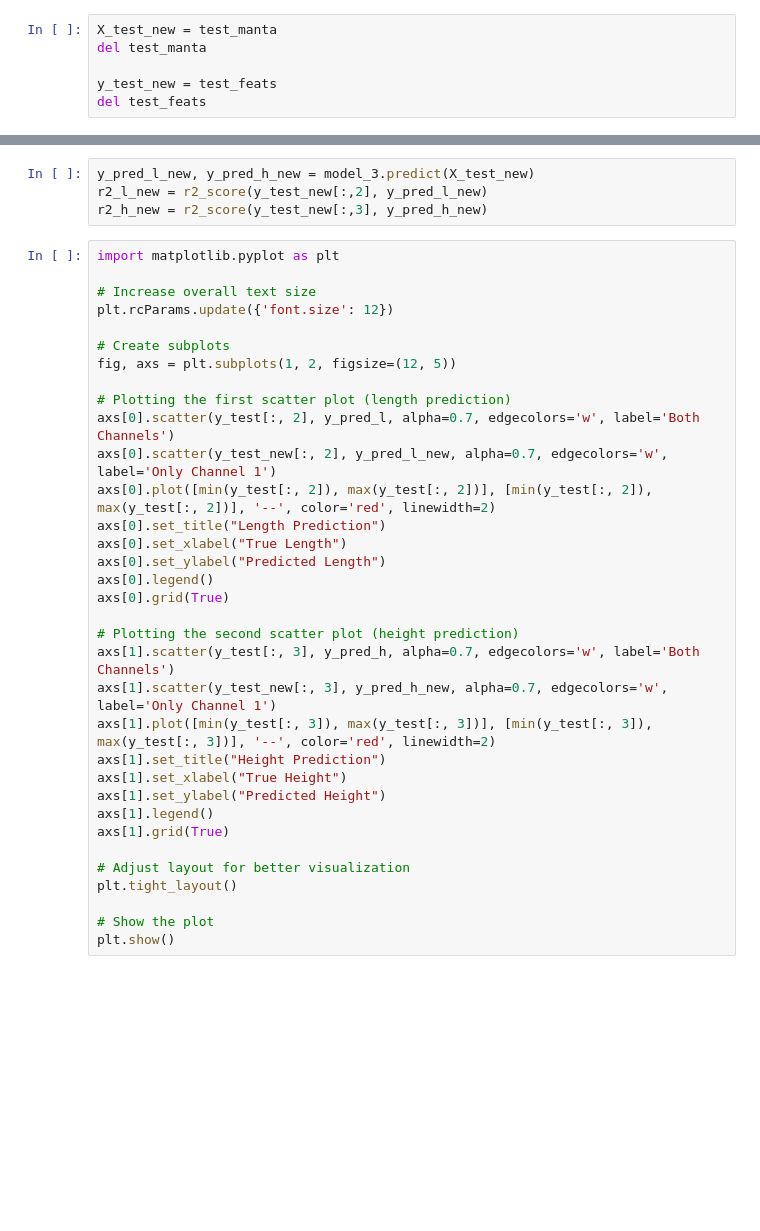
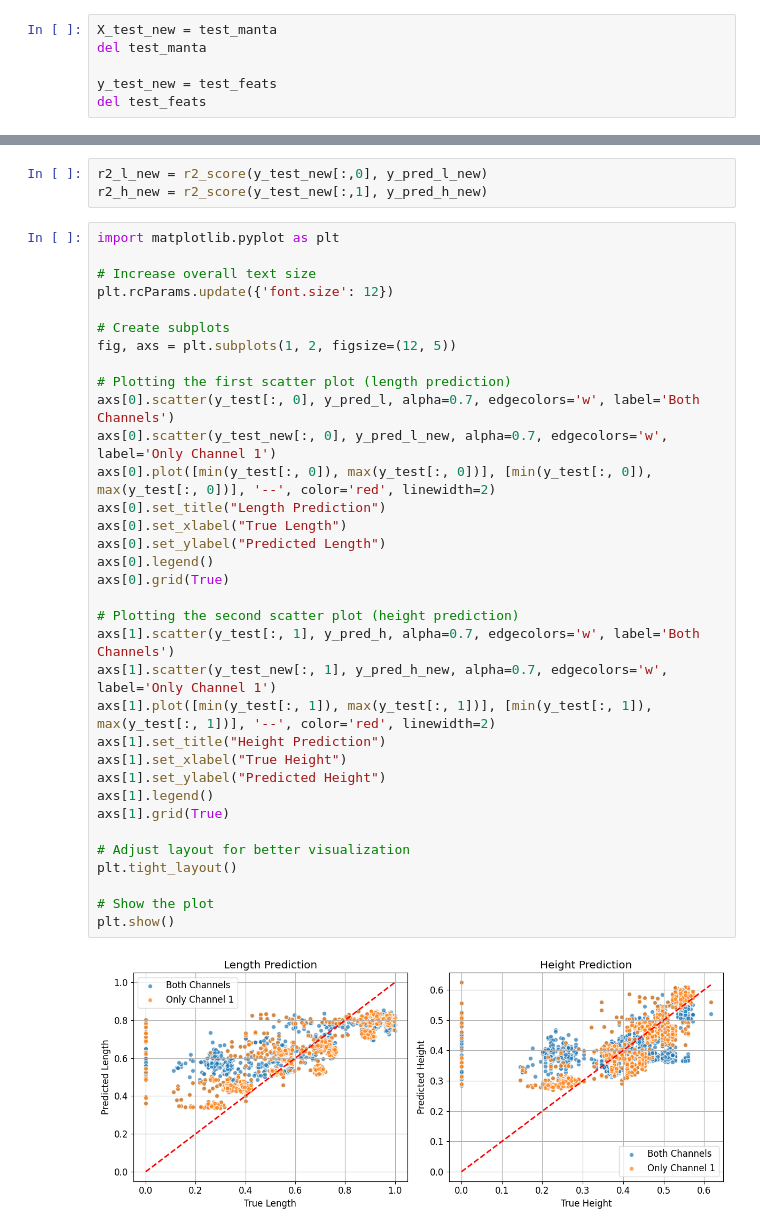
Before and after one commit to jpsousaUP/SSL_Project_1, a Jupyter notebook: notebooks/FullParameters/SiameseNN_PV_4.ipynb, the cells around one changed output, grey strips where cells are left out. Saved outputs shown, nothing was run; the diff lists cells and outputs as text; blank space fills up the shorter version.

```diff
--- a/notebooks/FullParameters/SiameseNN_PV_4.ipynb
+++ b/notebooks/FullParameters/SiameseNN_PV_4.ipynb
@@ -640,38 +633,39 @@ del test_feats
 # %%
-y_pred_l_new, y_pred_h_new = model_3.predict(X_test_new)
-r2_l_new = r2_score(y_test_new[:,2], y_pred_l_new)
-r2_h_new = r2_score(y_test_new[:,3], y_pred_h_new)
+r2_l_new = r2_score(y_test_new[:,0], y_pred_l_new)
+r2_h_new = r2_score(y_test_new[:,1], y_pred_h_new)
 # %%
 import matplotlib.pyplot as plt
 
 # Increase overall text size
 plt.rcParams.update({'font.size': 12})
 
 # Create subplots
 fig, axs = plt.subplots(1, 2, figsize=(12, 5))
 
 # Plotting the first scatter plot (length prediction)
-axs[0].scatter(y_test[:, 2], y_pred_l, alpha=0.7, edgecolors='w', label='Both Channels')
-axs[0].scatter(y_test_new[:, 2], y_pred_l_new, alpha=0.7, edgecolors='w', label='Only Channel 1')
-axs[0].plot([min(y_test[:, 2]), max(y_test[:, 2])], [min(y_test[:, 2]), max(y_test[:, 2])], '--', color='red', linewidth=2)
+axs[0].scatter(y_test[:, 0], y_pred_l, alpha=0.7, edgecolors='w', label='Both Channels')
+axs[0].scatter(y_test_new[:, 0], y_pred_l_new, alpha=0.7, edgecolors='w', label='Only Channel 1')
+axs[0].plot([min(y_test[:, 0]), max(y_test[:, 0])], [min(y_test[:, 0]), max(y_test[:, 0])], '--', color='red', linewidth=2)
 axs[0].set_title("Length Prediction")
 axs[0].set_xlabel("True Length")
 axs[0].set_ylabel("Predicted Length")
 axs[0].legend()
 axs[0].grid(True)
 
 # Plotting the second scatter plot (height prediction)
-axs[1].scatter(y_test[:, 3], y_pred_h, alpha=0.7, edgecolors='w', label='Both Channels')
-axs[1].scatter(y_test_new[:, 3], y_pred_h_new, alpha=0.7, edgecolors='w', label='Only Channel 1')
-axs[1].plot([min(y_test[:, 3]), max(y_test[:, 3])], [min(y_test[:, 3]), max(y_test[:, 3])], '--', color='red', linewidth=2)
+axs[1].scatter(y_test[:, 1], y_pred_h, alpha=0.7, edgecolors='w', label='Both Channels')
+axs[1].scatter(y_test_new[:, 1], y_pred_h_new, alpha=0.7, edgecolors='w', label='Only Channel 1')
+axs[1].plot([min(y_test[:, 1]), max(y_test[:, 1])], [min(y_test[:, 1]), max(y_test[:, 1])], '--', color='red', linewidth=2)
 axs[1].set_title("Height Prediction")
 axs[1].set_xlabel("True Height")
 axs[1].set_ylabel("Predicted Height")
 axs[1].legend()
 axs[1].grid(True)
 
 # Adjust layout for better visualization
 plt.tight_layout()
 
 # Show the plot
 plt.show()
+# %% [output]
+[figure, added]
```
Also changed, not shown: parts of 10 cells of this notebook, 1 other file.
